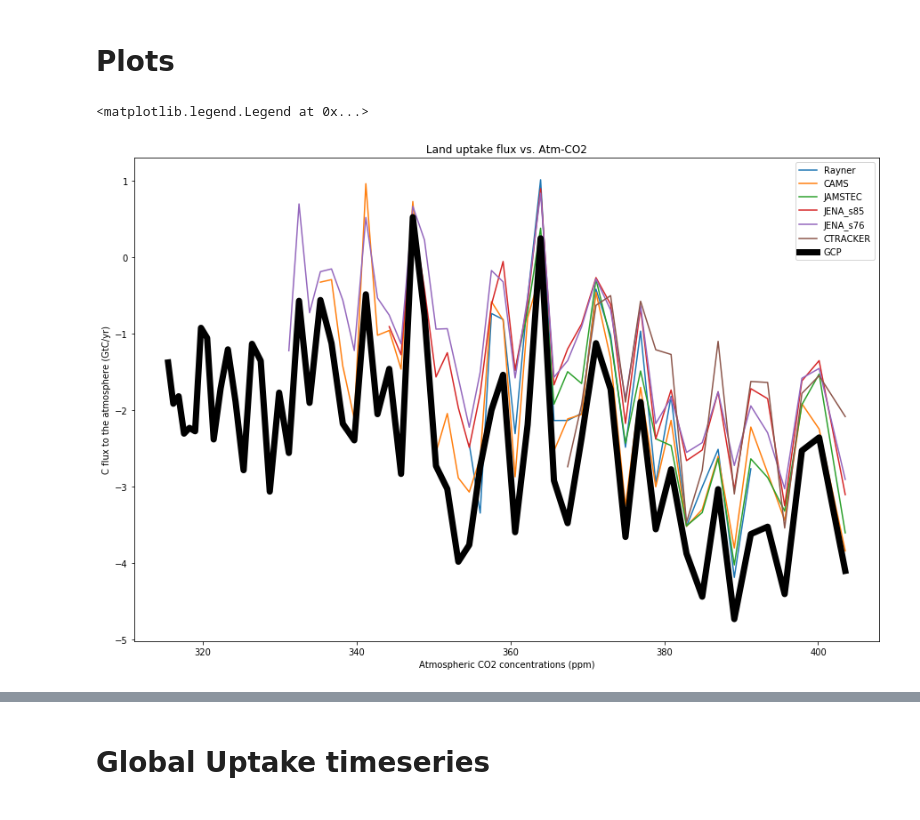
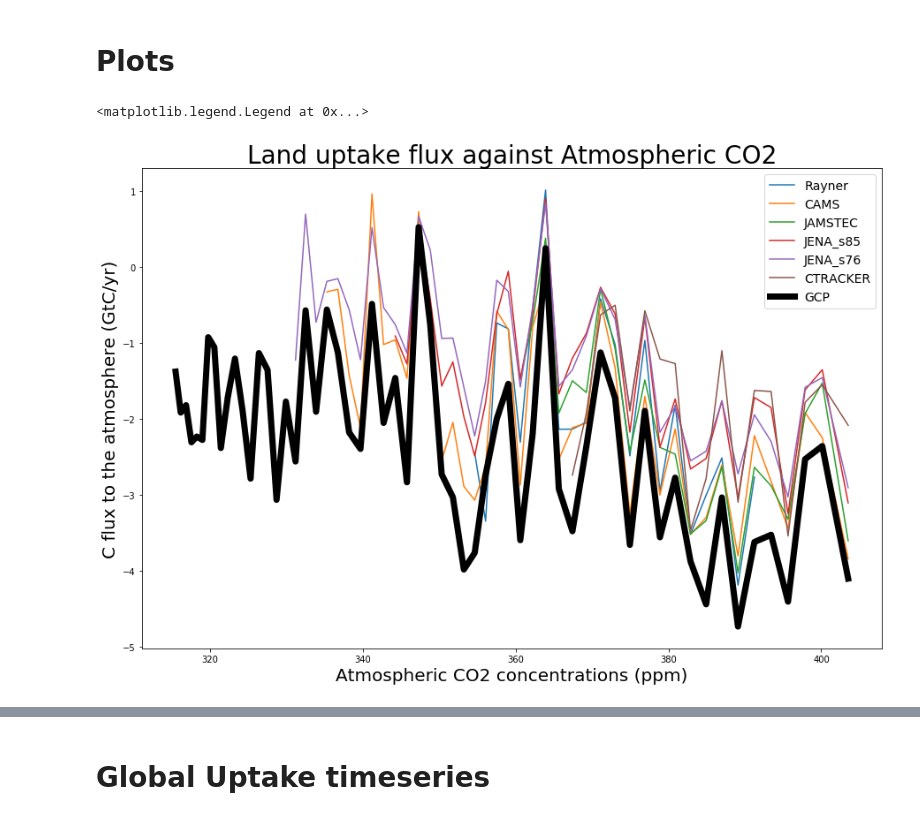
Before and after one commit to rursino/carbon-cycle-feedbacks, a Jupyter notebook: Peylin_flux/Notebooks/model_evaluation.ipynb, the cells around one changed output, grey strips where cells are left out. Drawn from its saved outputs; the diff is of its cells as text; code cells hidden in the pictures.

Commit message:
More updates on plots for AECOM poster

```diff
--- a/Peylin_flux/Notebooks/model_evaluation.ipynb
+++ b/Peylin_flux/Notebooks/model_evaluation.ipynb
@@ -75,21 +75,21 @@ df.head()
 # %%
 plt.figure(figsize=(15,10))
 
 plt.plot(df.loc[1992:2012].CO2, Rayner.Earth_Land)
 plt.plot(df.loc[1979:2017].CO2, CAMS.Earth_Land)
 plt.plot(df.loc[1996:2017].CO2, JAMSTEC.Earth_Land)
 plt.plot(df.loc[1985:2017].CO2, JENA_s85.Earth_Land)
 plt.plot(df.loc[1976:2017].CO2, JENA_s76.Earth_Land)
 plt.plot(df.loc[2000:2017].CO2, CTRACKER.Earth_Land)
 plt.plot(df.CO2, df.land, linewidth=7, color='k')
 
-plt.title("Land uptake flux vs. Atm-CO2")
-plt.xlabel("Atmospheric CO2 concentrations (ppm)")
-plt.ylabel("C flux to the atmosphere (GtC/yr)")
-plt.legend(["Rayner", "CAMS", "JAMSTEC", "JENA_s85", "JENA_s76", "CTRACKER", "GCP"])
+plt.title("Land uptake flux against Atmospheric CO2", fontsize=28)
+plt.xlabel("Atmospheric CO2 concentrations (ppm)", fontsize=20)
+plt.ylabel("C flux to the atmosphere (GtC/yr)", fontsize=20)
+plt.legend(["Rayner", "CAMS", "JAMSTEC", "JENA_s85", "JENA_s76", "CTRACKER", "GCP"], fontsize=14)
 # %% [output]
 <matplotlib.legend.Legend at 0x...>
-[figure, old version]
+[figure, new version]
 # %%
 plt.figure(figsize=(15,10))
 
```
Also changed, not shown: parts of 1 cell of this notebook, 1 other file.
